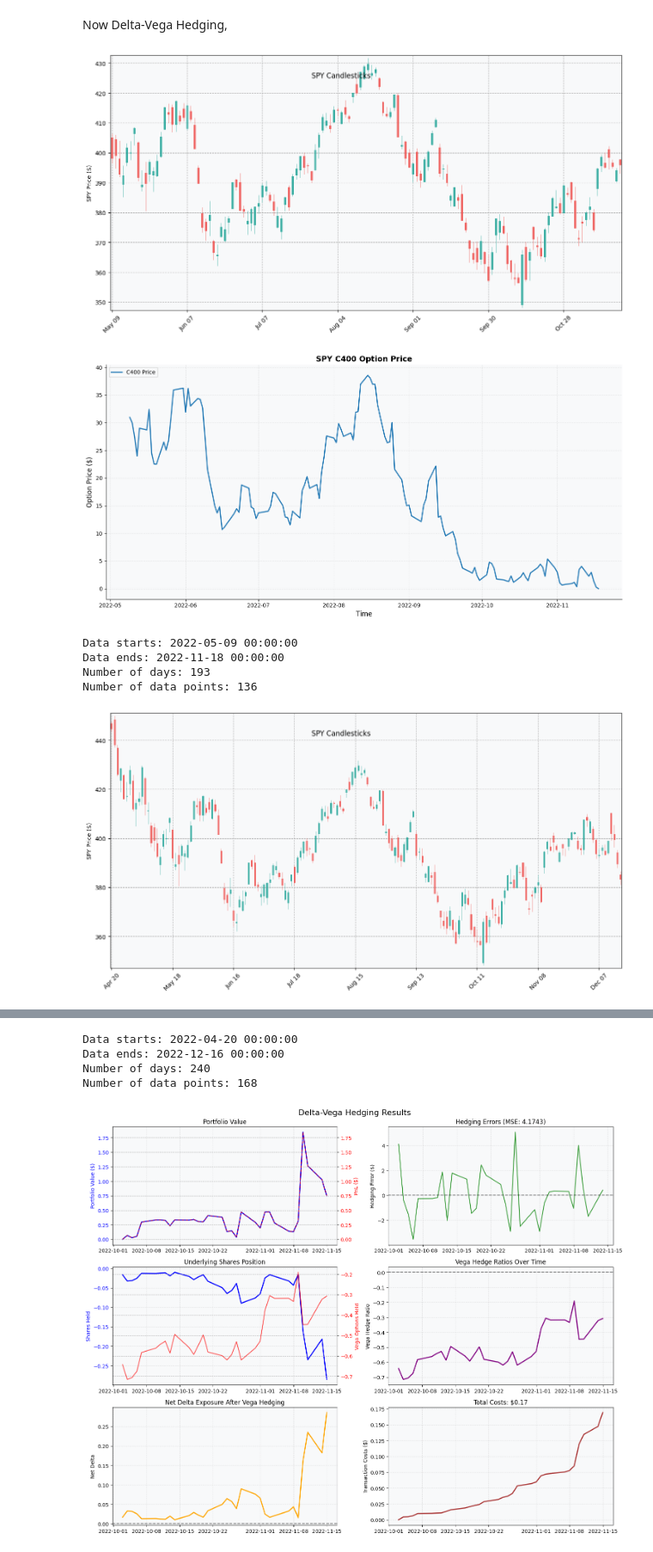
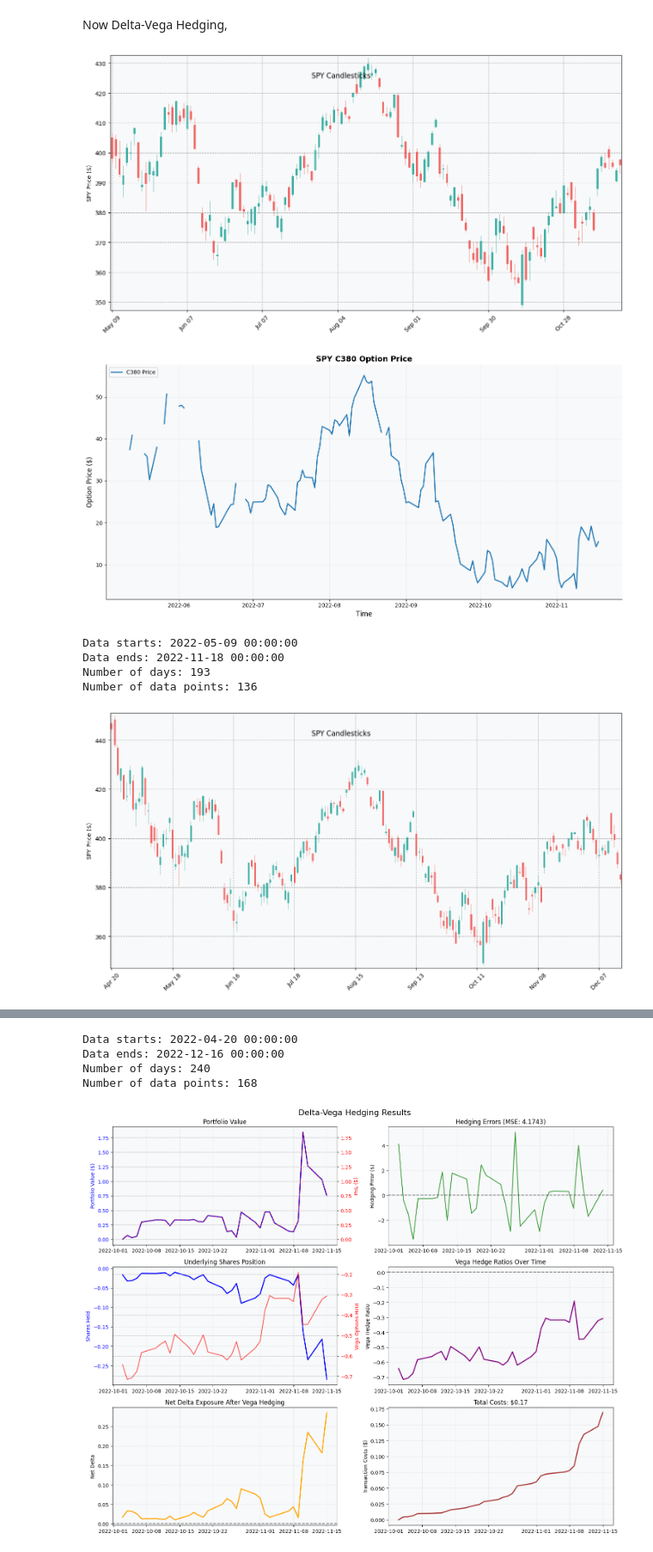
Before and after one commit to MariusBoda/Options_Hedging_Project, a Jupyter notebook: demo.ipynb, the cells around one changed output, grey strips where cells are left out. Shown at 86% size. Saved outputs shown, nothing was run; the diff lists cells and outputs as text; code cells hidden in the pictures.

```diff
--- a/demo.ipynb
+++ b/demo.ipynb
@@ -150,13 +150,13 @@ Now Delta-Vega Hedging,
 # %%
 # Load two datasets
 df1 = data_load("simulation_data/spy_221118_C380_C405.feather")
 df2 = data_load("simulation_data/spy_221216_C380_C405.feather")
 
-plot_spy_and_options(df1, ["C400"])
-plot_spy_and_options(df2, ["C400"])
+plot_spy_and_options(df1, ["C380"])
+plot_spy_and_options(df2, ["C405"])
 # %% [output]
 [figure]
-[figure, old version]
+[figure, new version]
 Data starts: 2022-05-09 00:00:00
 Data ends: 2022-11-18 00:00:00
 Number of days: 193
```
Also changed, not shown: parts of 2 cells of this notebook, 6 other files.
